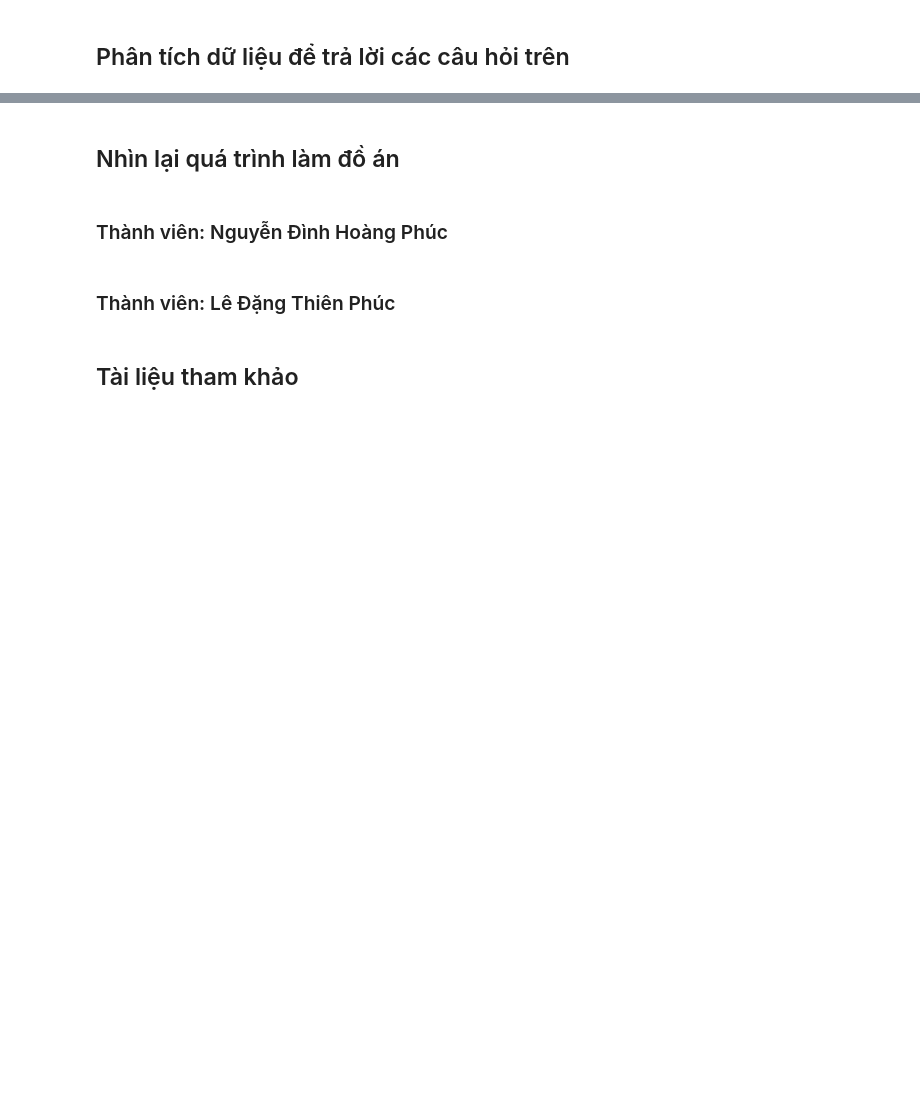
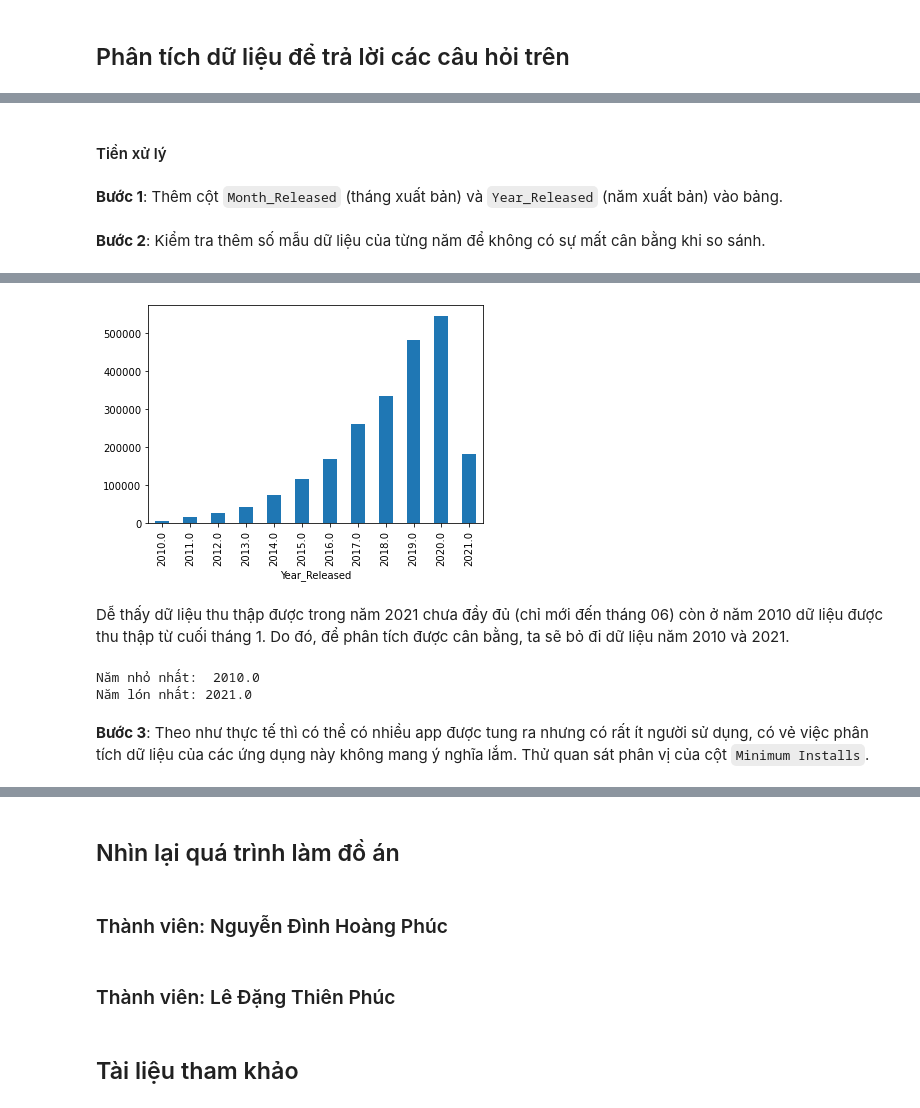
Before and after one commit to ldtpvince/P4DS_FINAL_PJ, a Jupyter notebook: 18120143-18120512.ipynb, the cells around one changed output, grey strips where cells are left out. Drawn from its saved outputs; the diff is of its cells as text; code cells hidden in the pictures; blank space fills up the shorter version.

```diff
--- a/18120143-18120512.ipynb
+++ b/18120143-18120512.ipynb
@@ -344,0 +382,16 @@ Cột currency có giá trị "XXX" mang ý nghĩa là "No currency" (theo Wikip
+# %% [markdown]
+#### Tiền xử lý
+# %% [markdown]
+**Bước 1**: Thêm cột `Month_Released` (tháng xuất bản) và `Year_Released` (năm xuất bản) vào bảng.
+# %%
+gps_df['Month_Released'] = gps_df['Released'].dt.month
+gps_df['Year_Released'] = gps_df['Released'].dt.year
+# %% [markdown]
+**Bước 2**: Kiểm tra thêm số mẫu dữ liệu của từng năm để không có sự mất cân bằng khi so sánh.
+# %%
+print("Thời điểm nhỏ nhất:",gps_df['Released'].min())
+print("Thời điểm lớn nhất:",gps_df['Released'].max())
+apps_by_year = gps_df.groupby(['Year_Released'])['Year_Released'].count()
+print("Thống kê số mẫu dữ liệu từng năm: ")
+print(apps_by_year.plot.bar())
+# %% [output]
@@ -344,0 +402,11 @@ Cột currency có giá trị "XXX" mang ý nghĩa là "No currency" (theo Wikip
+[figure, added]
+# %% [markdown]
+Dễ thấy dữ liệu thu thập được trong năm 2021 chưa đầy đủ (chỉ mới đến tháng 06) còn ở năm 2010 dữ liệu được thu thập từ cuối tháng 1. Do đó, để phân tích được cân bằng, ta sẽ bỏ đi dữ liệu năm 2010 và 2021.
+# %%
+min_year = gps_df['Year_Released'].min()
+max_year = gps_df['Year_Released'].max()
+print("Năm nhỏ nhất: ", min_year)
+print("Năm lón nhất:", max_year)
+# %% [output]
+Năm nhỏ nhất:  2010.0
+Năm lón nhất: 2021.0
@@ -344,0 +415,2 @@ Cột currency có giá trị "XXX" mang ý nghĩa là "No currency" (theo Wikip
+# %% [markdown]
+**Bước 3**: Theo như thực tế thì có thể có nhiều app được tung ra nhưng có rất ít người sử dụng, có vẻ việc phân tích dữ liệu của các ứng dụng này không mang ý nghĩa lắm. Thử quan sát phân vị của cột `Minimum Installs`.
```
Also changed, not shown: parts of 38 cells of this notebook.
